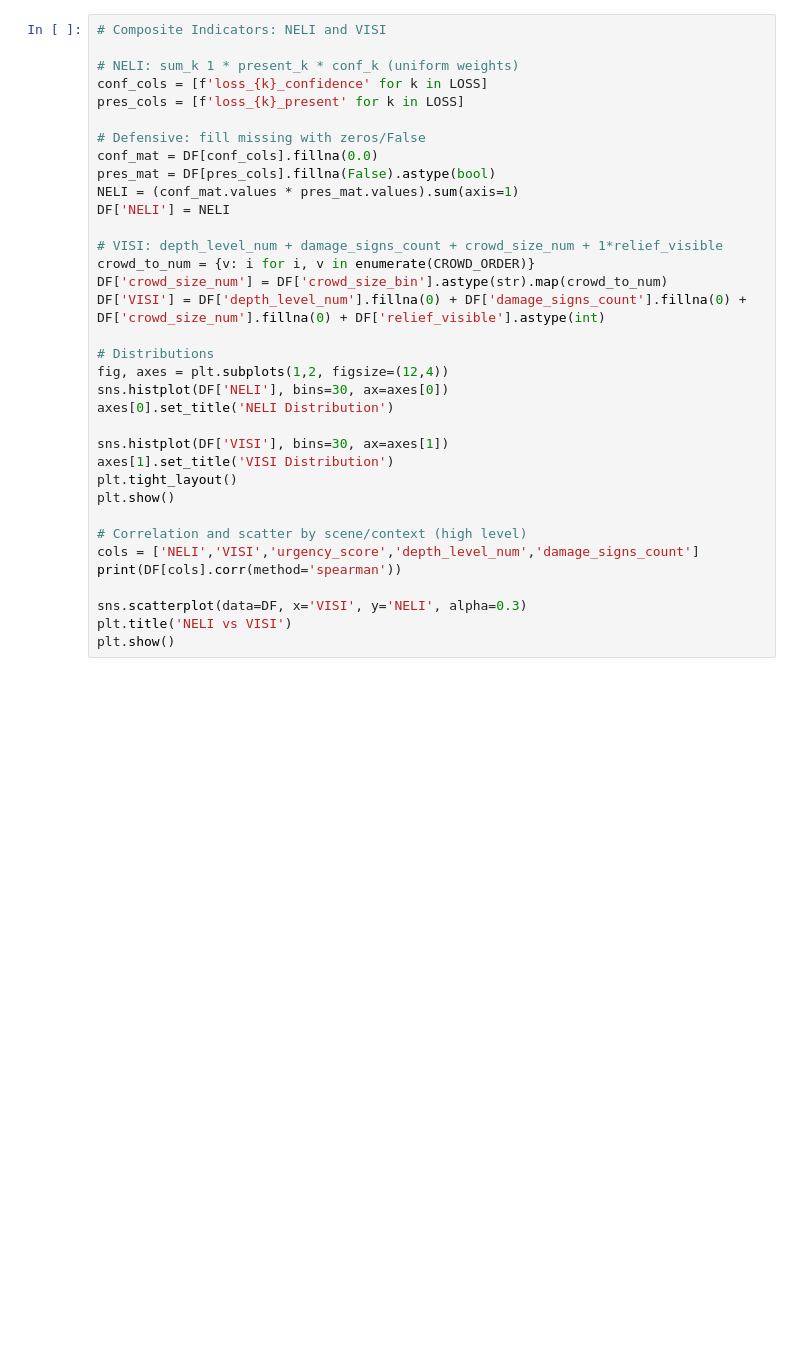
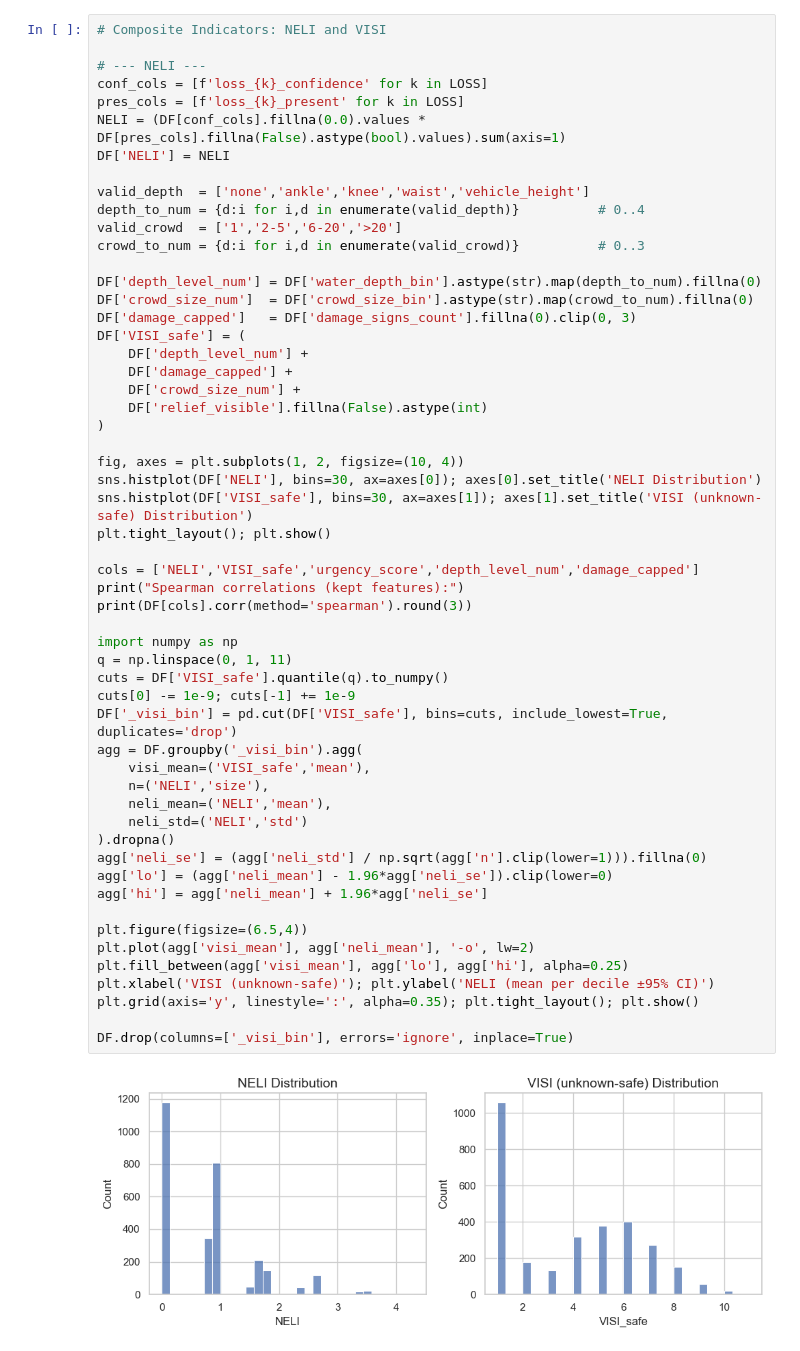
Before and after one commit to zhangruotian/apify_x, a Jupyter notebook: analysis/non_economic_losses_analysis.ipynb, the cells around one changed output. Drawn from its saved outputs; the diff is of its cells as text; blank space fills up the shorter version.

```diff
--- a/analysis/non_economic_losses_analysis.ipynb
+++ b/analysis/non_economic_losses_analysis.ipynb
@@ -313,35 +466,57 @@ damage_freq.head(15)
 # %%
 # Composite Indicators: NELI and VISI
 
-# NELI: sum_k 1 * present_k * conf_k (uniform weights)
+# --- NELI ---
 conf_cols = [f'loss_{k}_confidence' for k in LOSS]
 pres_cols = [f'loss_{k}_present' for k in LOSS]
-
-# Defensive: fill missing with zeros/False
-conf_mat = DF[conf_cols].fillna(0.0)
-pres_mat = DF[pres_cols].fillna(False).astype(bool)
-NELI = (conf_mat.values * pres_mat.values).sum(axis=1)
+NELI = (DF[conf_cols].fillna(0.0).values * DF[pres_cols].fillna(False).astype(bool).values).sum(axis=1)
 DF['NELI'] = NELI
 
-# VISI: depth_level_num + damage_signs_count + crowd_size_num + 1*relief_visible
-crowd_to_num = {v: i for i, v in enumerate(CROWD_ORDER)}
-DF['crowd_size_num'] = DF['crowd_size_bin'].astype(str).map(crowd_to_num)
-DF['VISI'] = DF['depth_level_num'].fillna(0) + DF['damage_signs_count'].fillna(0) + DF['crowd_size_num'].fillna(0) + DF['relief_visible'].astype(int)
+valid_depth  = ['none','ankle','knee','waist','vehicle_height']
+depth_to_num = {d:i for i,d in enumerate(valid_depth)}          # 0..4
+valid_crowd  = ['1','2-5','6-20','>20']
+crowd_to_num = {d:i for i,d in enumerate(valid_crowd)}          # 0..3
 
-# Distributions
-fig, axes = plt.subplots(1,2, figsize=(12,4))
-sns.histplot(DF['NELI'], bins=30, ax=axes[0])
-axes[0].set_title('NELI Distribution')
+DF['depth_level_num'] = DF['water_depth_bin'].astype(str).map(depth_to_num).fillna(0)
+DF['crowd_size_num']  = DF['crowd_size_bin'].astype(str).map(crowd_to_num).fillna(0)
+DF['damage_capped']   = DF['damage_signs_count'].fillna(0).clip(0, 3)
+DF['VISI_safe'] = (
+    DF['depth_level_num'] +
+    DF['damage_capped'] +
+    DF['crowd_size_num'] +
+    DF['relief_visible'].fillna(False).astype(int)
+)
 
-sns.histplot(DF['VISI'], bins=30, ax=axes[1])
-axes[1].set_title('VISI Distribution')
-plt.tight_layout()
-plt.show()
+fig, axes = plt.subplots(1, 2, figsize=(10, 4))
+sns.histplot(DF['NELI'], bins=30, ax=axes[0]); axes[0].set_title('NELI Distribution')
+sns.histplot(DF['VISI_safe'], bins=30, ax=axes[1]); axes[1].set_title('VISI (unknown-safe) Distribution')
+plt.tight_layout(); plt.show()
 
-# Correlation and scatter by scene/context (high level)
-cols = ['NELI','VISI','urgency_score','depth_level_num','damage_signs_count']
-print(DF[cols].corr(method='spearman'))
+cols = ['NELI','VISI_safe','urgency_score','depth_level_num','damage_capped']
+print("Spearman correlations (kept features):")
+print(DF[cols].corr(method='spearman').round(3))
 
-sns.scatterplot(data=DF, x='VISI', y='NELI', alpha=0.3)
-plt.title('NELI vs VISI')
-plt.show()
+import numpy as np
+q = np.linspace(0, 1, 11)
+cuts = DF['VISI_safe'].quantile(q).to_numpy()
+cuts[0] -= 1e-9; cuts[-1] += 1e-9
+DF['_visi_bin'] = pd.cut(DF['VISI_safe'], bins=cuts, include_lowest=True, duplicates='drop')
+agg = DF.groupby('_visi_bin').agg(
+    visi_mean=('VISI_safe','mean'),
+    n=('NELI','size'),
+    neli_mean=('NELI','mean'),
+    neli_std=('NELI','std')
+).dropna()
+agg['neli_se'] = (agg['neli_std'] / np.sqrt(agg['n'].clip(lower=1))).fillna(0)
+agg['lo'] = (agg['neli_mean'] - 1.96*agg['neli_se']).clip(lower=0)
+agg['hi'] = agg['neli_mean'] + 1.96*agg['neli_se']
+
+plt.figure(figsize=(6.5,4))
+plt.plot(agg['visi_mean'], agg['neli_mean'], '-o', lw=2)
+plt.fill_between(agg['visi_mean'], agg['lo'], agg['hi'], alpha=0.25)
+plt.xlabel('VISI (unknown-safe)'); plt.ylabel('NELI (mean per decile ±95% CI)')
+plt.grid(axis='y', linestyle=':', alpha=0.35); plt.tight_layout(); plt.show()
+
+DF.drop(columns=['_visi_bin'], errors='ignore', inplace=True)
+# %% [output]
+[figure, added]
```
Also changed, not shown: parts of 29 cells of this notebook, 2 other files.
